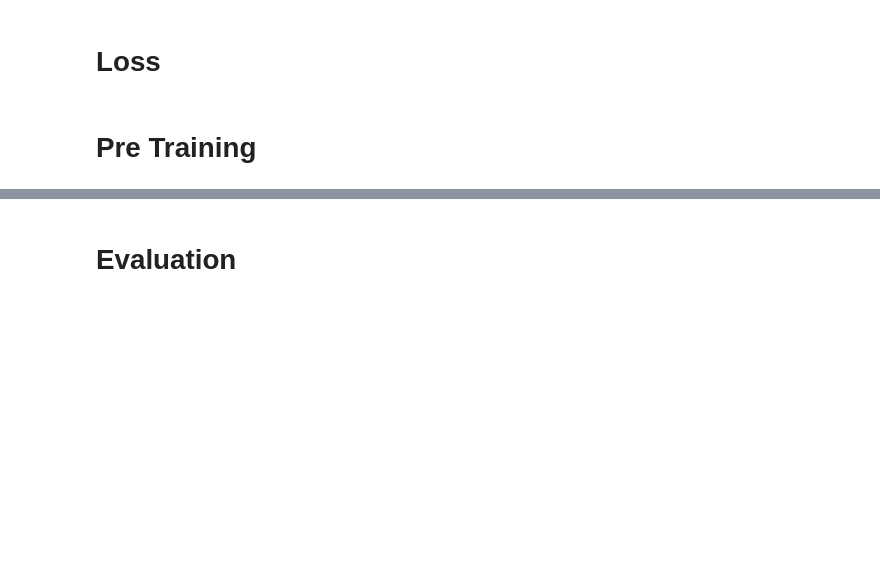
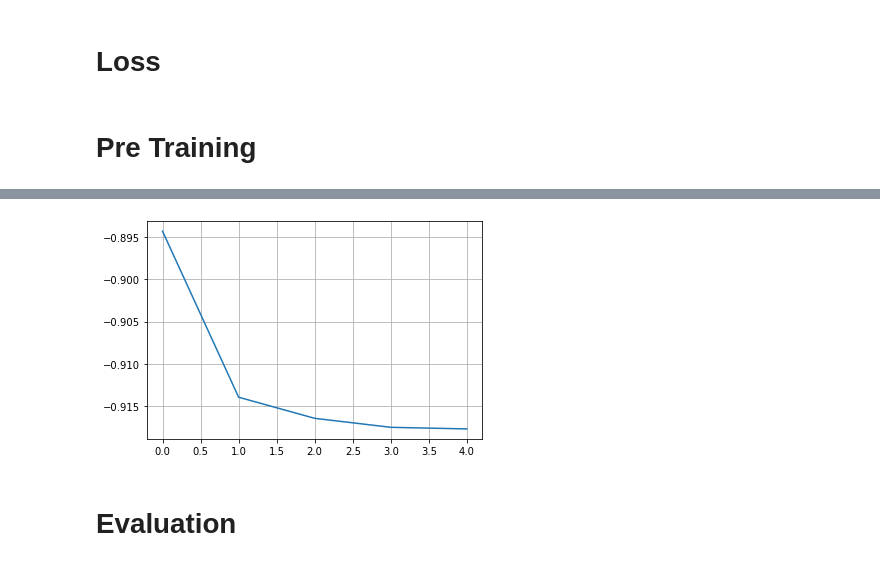
Before and after one commit to tensorflow/similarity, a Jupyter notebook: examples/unsupervised_hello_world.ipynb, the cells around one changed output, grey strips where cells are left out. Cells and saved outputs as stored; diff of their text form; code cells hidden in the pictures; blank space fills up the shorter version.

```diff
--- a/examples/unsupervised_hello_world.ipynb
+++ b/examples/unsupervised_hello_world.ipynb
@@ -210,3 +259,9 @@ KeyboardInterrupt:
+# %%
+plt.plot(contrastive_history.history['loss'])
+plt.grid("Negative Cosine Similairty")
+plt.show()
+# %% [output]
+[figure, added]
 # %% [markdown]
 # Evaluation
 # %%
```
Also changed, not shown: parts of 25 cells of this notebook, 2 other files.
